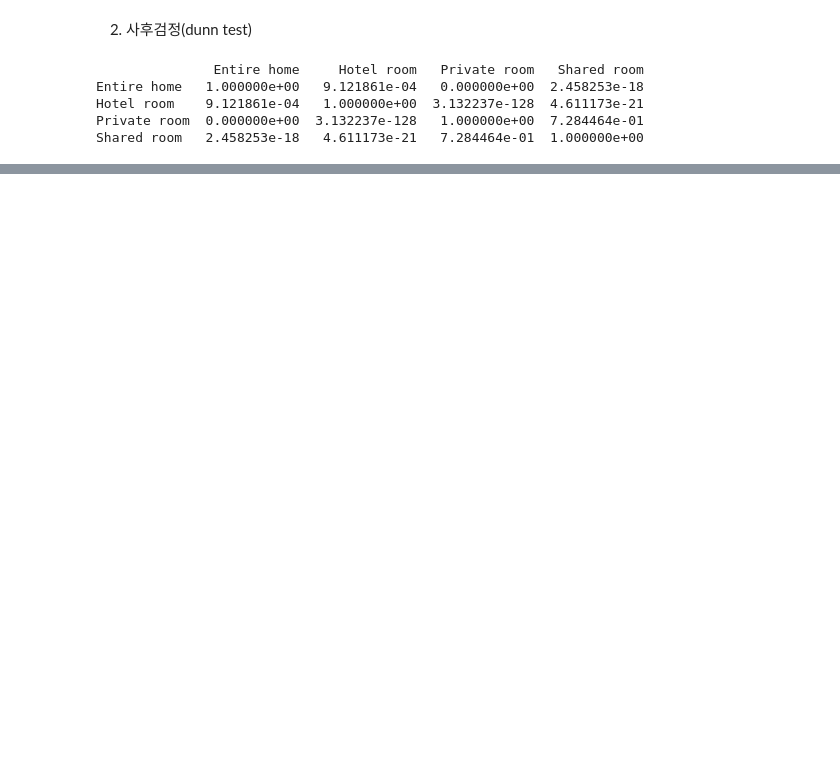
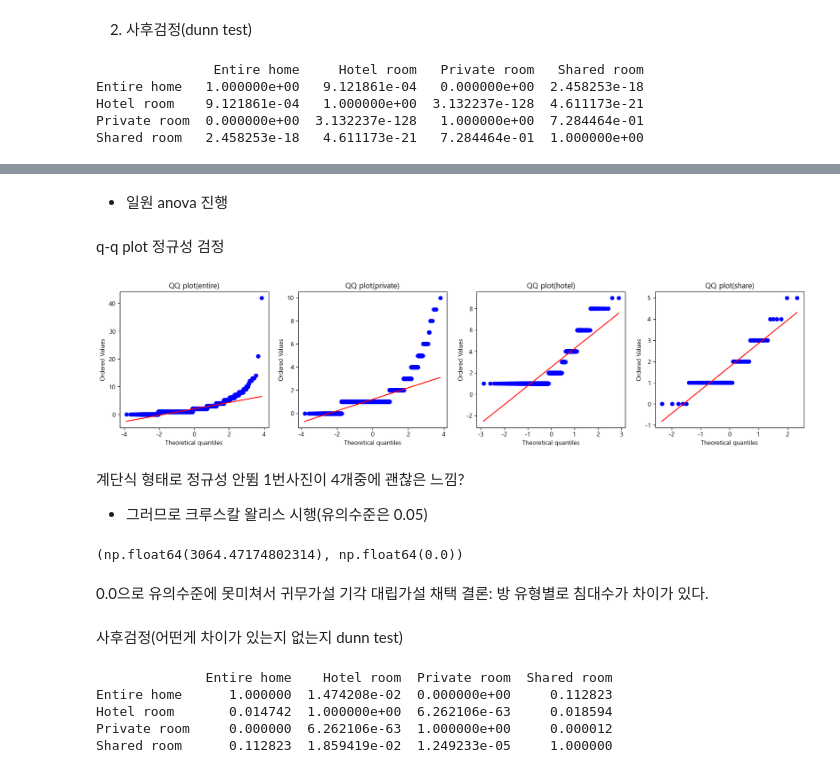
Before and after one commit to KyungminChang/data-analysis-project-BBB, a Jupyter notebook: 02_basic_statistics.ipynb, the cells around one changed output, grey strips where cells are left out. Saved outputs shown, nothing was run; the diff lists cells and outputs as text; code cells hidden in the pictures; blank space fills up the shorter version.

```diff
--- a/02_basic_statistics.ipynb
+++ b/02_basic_statistics.ipynb
@@ -410,0 +606,2 @@ Shared room   2.458253e-18   4.611173e-21   7.284464e-01  1.000000e+00
+# %%
+clean['beds'] = clean['beds'].astype(int)
@@ -410,0 +630,53 @@ Shared room   2.458253e-18   4.611173e-21   7.284464e-01  1.000000e+00
+# %% [markdown]
+- 일원 anova 진행
+# %%
+beds1 = clean.loc[clean['room_type'] == 'Entire home/apt', 'beds']
+beds2 = clean.loc[clean['room_type'] == 'Private room', 'beds']
+beds3 = clean.loc[clean['room_type'] == 'Hotel room', 'beds']
+beds4 = clean.loc[clean['room_type'] == 'Shared room', 'beds']
+# %% [markdown]
+q-q plot 정규성 검정
+# %%
+fig, ax = plt.subplots(1,4, figsize=(20,4))
+stats.probplot(beds1, plot=ax[0])
+ax[0].set_title("QQ plot(entire)")
+stats.probplot(beds2, plot=ax[1])
+ax[1].set_title("QQ plot(private)")
+stats.probplot(beds3, plot=ax[2])
+ax[2].set_title("QQ plot(hotel)")
+stats.probplot(beds4, plot=ax[3])
+ax[3].set_title("QQ plot(share)")
+plt.show()
+# %% [output]
+[figure, added]
+# %% [markdown]
+계단식 형태로 정규성 안뜀 1번사진이 4개중에 괜찮은 느낌?
+- 그러므로 크루스칼 왈리스 시행(유의수준은 0.05)
+# %%
+stat, p = stats.kruskal(beds1, beds2, beds3, beds4)
+stat, p
+# %% [output]
+(np.float64(3064.47174802314), np.float64(0.0))
+# %% [markdown]
+0.0으로 유의수준에 못미쳐서 귀무가설 기각 대립가설 채택
+결론: 방 유형별로 침대수가 차이가 있다.
+# %% [markdown]
+사후검정(어떤게 차이가 있는지 없는지 dunn test)
+# %%
+data = pd.DataFrame({
+    'value': pd.concat([beds1, beds2, beds3, beds4]),
+    'group': ['Entire home']*len(beds1) + ['Private room']*len(beds2) +
+             ['Hotel room']*len(beds3) + ['Shared room']*len(beds4)
+})
+
+posthoc = sp.posthoc_dunn(data,
+                          val_col='value',
+                          group_col='group',
+                          p_adjust='holm')
+print(posthoc)
+# %% [output]
+              Entire home    Hotel room  Private room  Shared room
+Entire home      1.000000  1.474208e-02  0.000000e+00     0.112823
+Hotel room       0.014742  1.000000e+00  6.262106e-63     0.018594
+Private room     0.000000  6.262106e-63  1.000000e+00     0.000012
+Shared room      0.112823  1.859419e-02  1.249233e-05     1.000000
```
Also changed, not shown: parts of 36 cells of this notebook.
